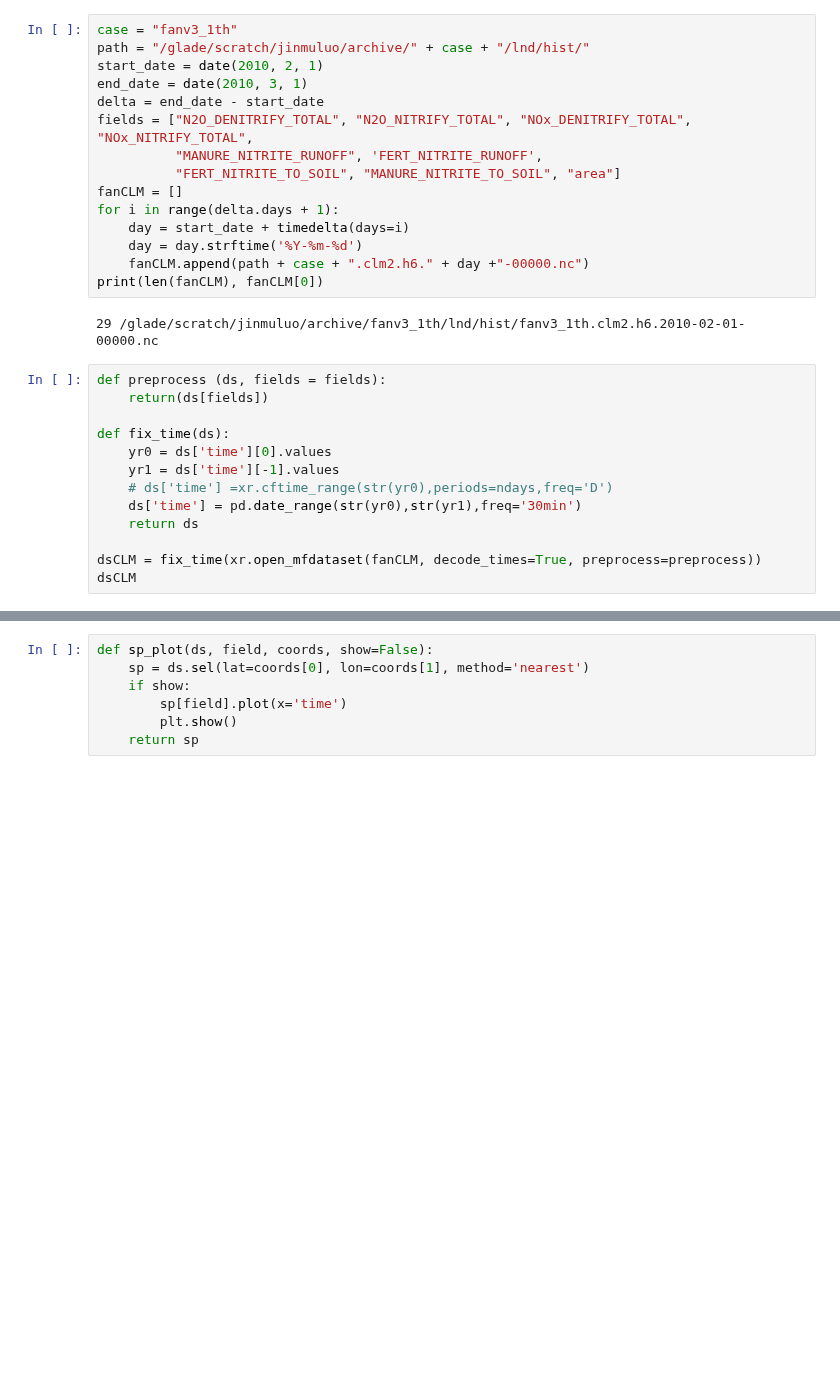
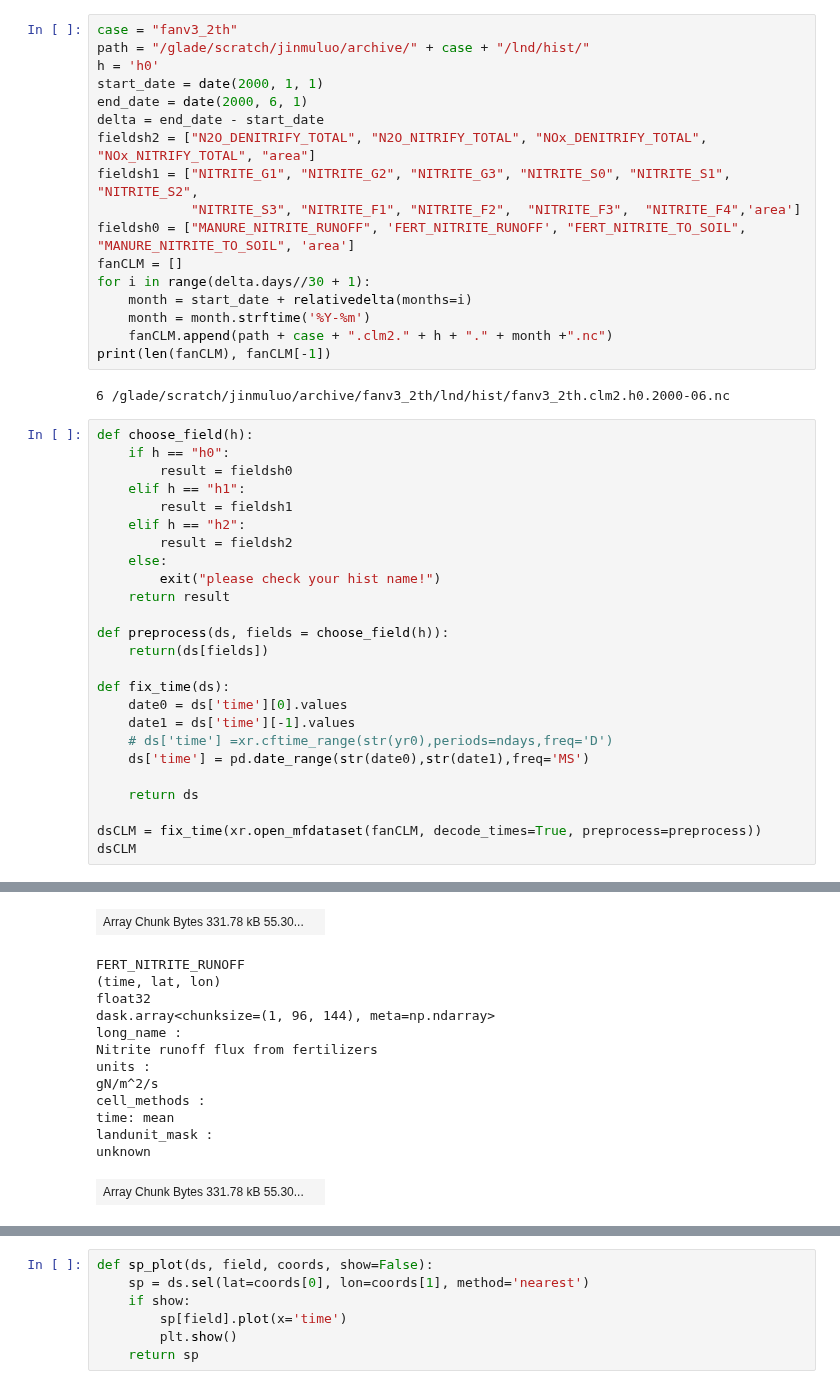
Before and after one commit to jinmuluo/pymaps, a Jupyter notebook: time_series.ipynb, the cells around one changed output, grey strips where cells are left out. Drawn from its saved outputs; the diff is of its cells as text; blank space fills up the shorter version.

```diff
--- a/time_series.ipynb
+++ b/time_series.ipynb
@@ -9,29 +10,43 @@ from datetime import date, timedelta
 # %%
-case = "fanv3_1th"
+case = "fanv3_2th"
 path = "/glade/scratch/jinmuluo/archive/" + case + "/lnd/hist/"
-start_date = date(2010, 2, 1)
-end_date = date(2010, 3, 1)
+h = 'h0'
+start_date = date(2000, 1, 1)
+end_date = date(2000, 6, 1)
 delta = end_date - start_date
-fields = ["N2O_DENITRIFY_TOTAL", "N2O_NITRIFY_TOTAL", "NOx_DENITRIFY_TOTAL", "NOx_NITRIFY_TOTAL",
-          "MANURE_NITRITE_RUNOFF", 'FERT_NITRITE_RUNOFF',
-          "FERT_NITRITE_TO_SOIL", "MANURE_NITRITE_TO_SOIL", "area"]
+fieldsh2 = ["N2O_DENITRIFY_TOTAL", "N2O_NITRIFY_TOTAL", "NOx_DENITRIFY_TOTAL", "NOx_NITRIFY_TOTAL", "area"]
+fieldsh1 = ["NITRITE_G1", "NITRITE_G2", "NITRITE_G3", "NITRITE_S0", "NITRITE_S1", "NITRITE_S2",
+            "NITRITE_S3", "NITRITE_F1", "NITRITE_F2",  "NITRITE_F3",  "NITRITE_F4",'area']
+fieldsh0 = ["MANURE_NITRITE_RUNOFF", 'FERT_NITRITE_RUNOFF', "FERT_NITRITE_TO_SOIL", "MANURE_NITRITE_TO_SOIL", 'area']
 fanCLM = []
-for i in range(delta.days + 1):
-    day = start_date + timedelta(days=i)
-    day = day.strftime('%Y-%m-%d')
-    fanCLM.append(path + case + ".clm2.h6." + day +"-00000.nc")
-print(len(fanCLM), fanCLM[0])
+for i in range(delta.days//30 + 1):
+    month = start_date + relativedelta(months=i)
+    month = month.strftime('%Y-%m')
+    fanCLM.append(path + case + ".clm2." + h + "." + month +".nc")
+print(len(fanCLM), fanCLM[-1])
 # %% [output]
-29 /glade/scratch/jinmuluo/archive/fanv3_1th/lnd/hist/fanv3_1th.clm2.h6.2010-02-01-00000.nc
+6 /glade/scratch/jinmuluo/archive/fanv3_2th/lnd/hist/fanv3_2th.clm2.h0.2000-06.nc
 # %%
-def preprocess (ds, fields = fields):
+def choose_field(h):
+    if h == "h0":
+        result = fieldsh0
+    elif h == "h1":
+        result = fieldsh1
+    elif h == "h2":
+        result = fieldsh2
+    else:
+        exit("please check your hist name!")
+    return result
+
+def preprocess(ds, fields = choose_field(h)):
     return(ds[fields])
 
 def fix_time(ds):
-    yr0 = ds['time'][0].values
-    yr1 = ds['time'][-1].values
+    date0 = ds['time'][0].values
+    date1 = ds['time'][-1].values
     # ds['time'] =xr.cftime_range(str(yr0),periods=ndays,freq='D')
-    ds['time'] = pd.date_range(str(yr0),str(yr1),freq='30min')
+    ds['time'] = pd.date_range(str(date0),str(date1),freq='MS')
+
     return ds
 
 dsCLM = fix_time(xr.open_mfdataset(fanCLM, decode_times=True, preprocess=preprocess))
@@ -56,0 +72,14 @@ Data variables:
+| Array Chunk Bytes 331.78 kB 55.30... |  |
+FERT_NITRITE_RUNOFF
+(time, lat, lon)
+float32
+dask.array<chunksize=(1, 96, 144), meta=np.ndarray>
+long_name :
+Nitrite runoff flux from fertilizers
+units :
+gN/m^2/s
+cell_methods :
+time: mean
+landunit_mask :
+unknown
+| Array Chunk Bytes 331.78 kB 55.30... |  |
```
Also changed, not shown: parts of 5 cells of this notebook.
